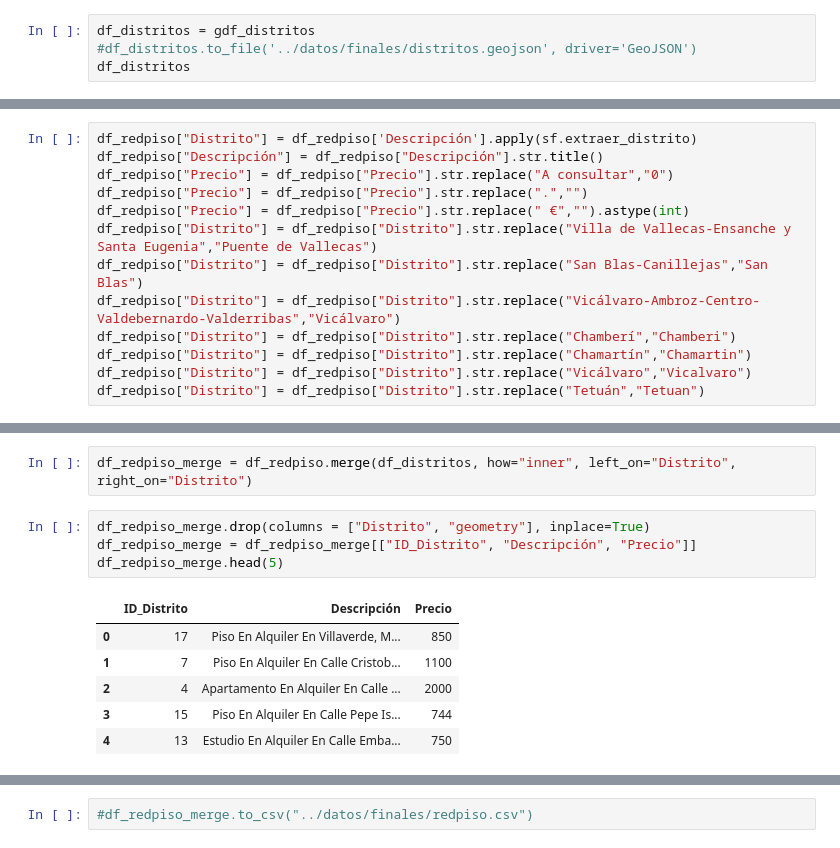
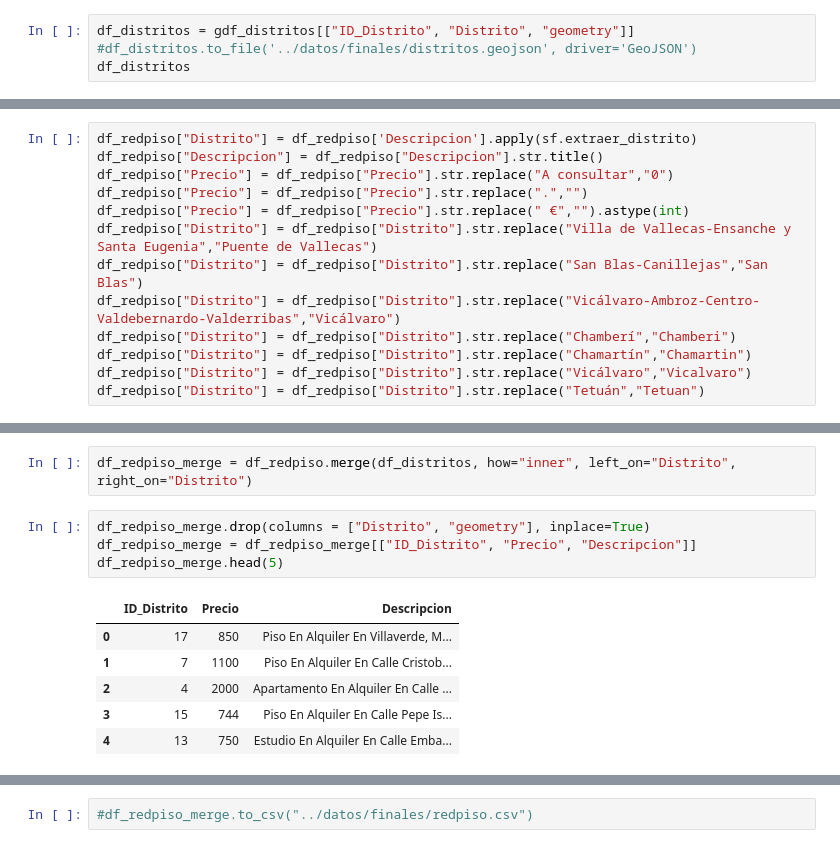
Before and after one commit to davfranco1/Proyecto5-ProyectoLibre-PreciosAlquileresMadrid, a Jupyter notebook: notebooks/1_ExtracciónLimpieza.ipynb, the cells around one changed output, grey strips where cells are left out. Saved outputs shown, nothing was run; the diff lists cells and outputs as text.

```diff
--- a/notebooks/1_ExtracciónLimpieza.ipynb
+++ b/notebooks/1_ExtracciónLimpieza.ipynb
@@ -113,7 +99,7 @@ gdf_sjoin_final.sample(2)
 - En él se listan los distritos de Madrid junto con los códigos asignados por el ayuntamiento.
 - Guardamos en .CSV.
 # %%
-df_distritos = gdf_distritos
+df_distritos = gdf_distritos[["ID_Distrito", "Distrito", "geometry"]]
 #df_distritos.to_file('../datos/finales/distritos.geojson', driver='GeoJSON')
 df_distritos
 # %% [output]
@@ -158,8 +151,8 @@ df_redpiso.shape
 2. En la columna precio sustituimos los puntos, los signos de euro y los strings "a consultar".
 3. Homogenizamos los nombres de los distritos eliminando las tildes y los nombres generales.
 # %%
-df_redpiso["Distrito"] = df_redpiso['Descripción'].apply(sf.extraer_distrito)
-df_redpiso["Descripción"] = df_redpiso["Descripción"].str.title()
+df_redpiso["Distrito"] = df_redpiso['Descripcion'].apply(sf.extraer_distrito)
+df_redpiso["Descripcion"] = df_redpiso["Descripcion"].str.title()
 df_redpiso["Precio"] = df_redpiso["Precio"].str.replace("A consultar","0")
 df_redpiso["Precio"] = df_redpiso["Precio"].str.replace(".","")
 df_redpiso["Precio"] = df_redpiso["Precio"].str.replace(" €","").astype(int)
@@ -257,12 +250,12 @@ Name: count, dtype: int64
 df_redpiso_merge = df_redpiso.merge(df_distritos, how="inner", left_on="Distrito", right_on="Distrito")
 # %%
 df_redpiso_merge.drop(columns = ["Distrito", "geometry"], inplace=True)
-df_redpiso_merge = df_redpiso_merge[["ID_Distrito", "Descripción", "Precio"]]
+df_redpiso_merge = df_redpiso_merge[["ID_Distrito", "Precio", "Descripcion"]]
 df_redpiso_merge.head(5)
 # %% [output]
-|  | ID_Distrito | Descripción | Precio |
-| 0 | 17 | Piso En Alquiler En Villaverde, M... | 850 |
-| 1 | 7 | Piso En Alquiler En Calle Cristob... | 1100 |
-| 2 | 4 | Apartamento En Alquiler En Calle ... | 2000 |
-| 3 | 15 | Piso En Alquiler En Calle Pepe Is... | 744 |
-| 4 | 13 | Estudio En Alquiler En Calle Emba... | 750 |
+|  | ID_Distrito | Precio | Descripcion |
+| 0 | 17 | 850 | Piso En Alquiler En Villaverde, M... |
+| 1 | 7 | 1100 | Piso En Alquiler En Calle Cristob... |
+| 2 | 4 | 2000 | Apartamento En Alquiler En Calle ... |
+| 3 | 15 | 744 | Piso En Alquiler En Calle Pepe Is... |
+| 4 | 13 | 750 | Estudio En Alquiler En Calle Emba... |
```
Also changed, not shown: parts of 37 cells of this notebook, 13 other files.
